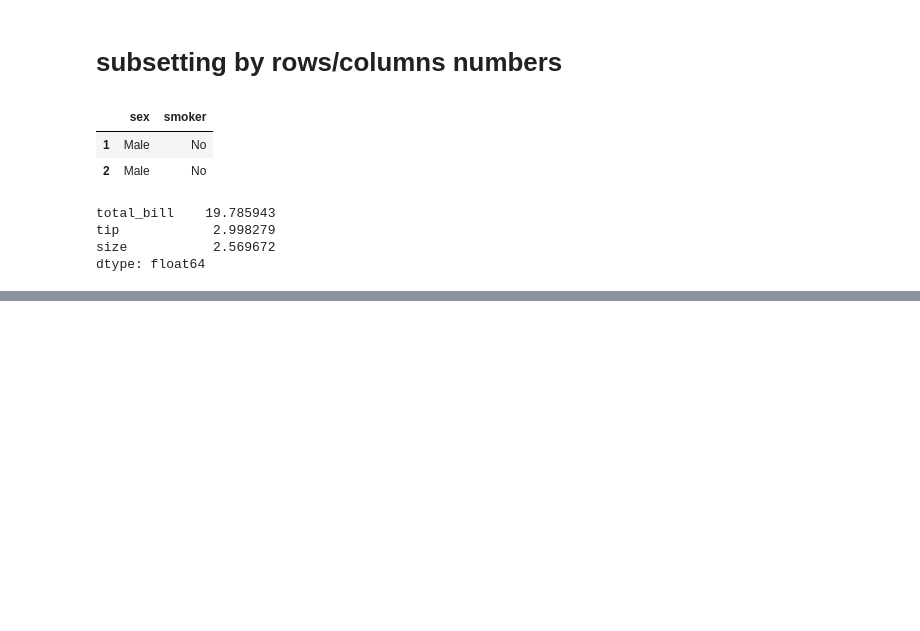
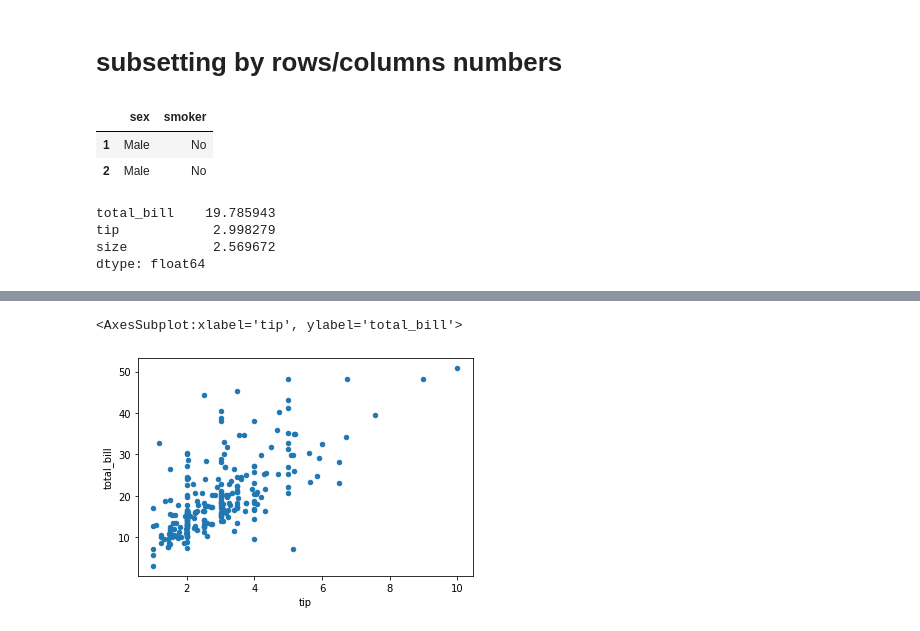
Before and after one commit to andleebhayath/Data_analysis_with_pandas, a Jupyter notebook: data_manipulation_with_pandas.ipynb, the cells around one changed output, grey strips where cells are left out. Saved outputs shown, nothing was run; the diff lists cells and outputs as text; code cells hidden in the pictures; blank space fills up the shorter version.

```diff
--- a/data_manipulation_with_pandas.ipynb
+++ b/data_manipulation_with_pandas.ipynb
@@ -246,0 +674,6 @@ dtype: float64
+# %%
+#scatter plot
+df.plot(x='tip',y='total_bill',kind='scatter')
+# %% [output]
+<AxesSubplot:xlabel='tip', ylabel='total_bill'>
+[figure, added]
```
Also changed, not shown: parts of 80 cells of this notebook.
